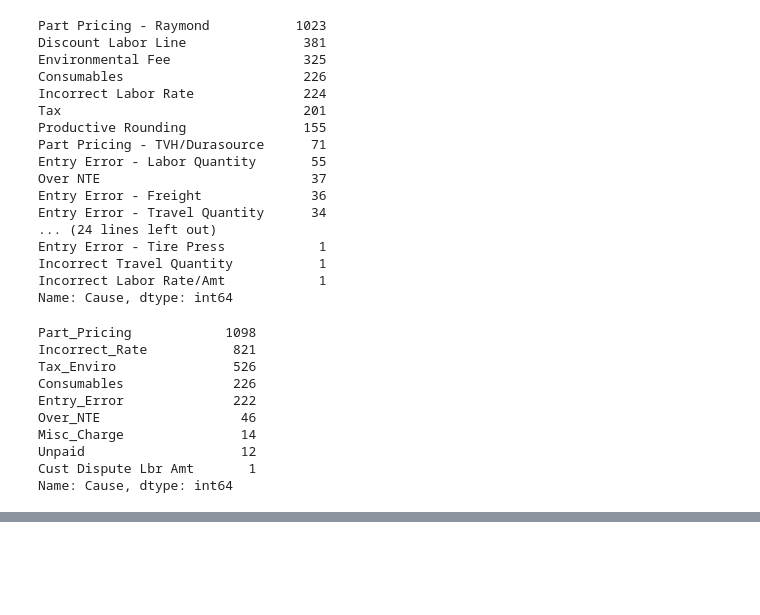
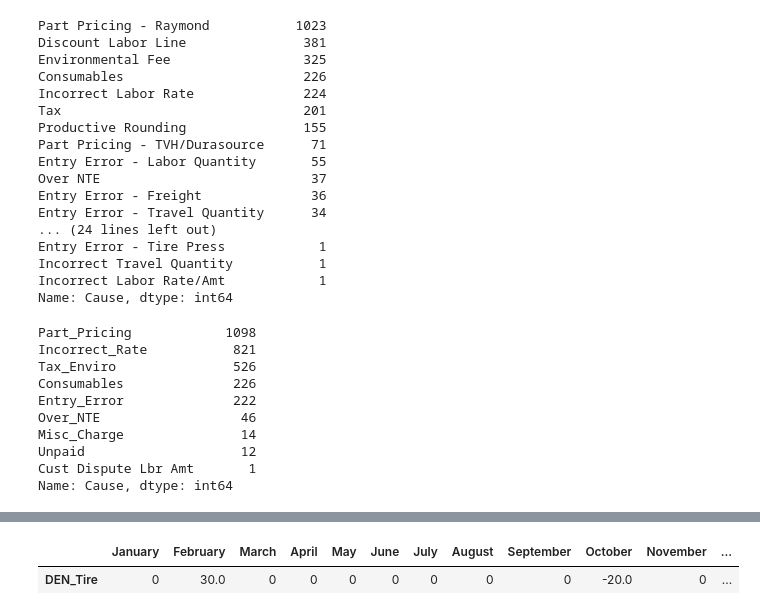
Before and after one commit to sarahheavner/NatlAcctPricing, a Jupyter notebook: Resources/Pricing-Copy1.ipynb, the cells around one changed output, grey strips where cells are left out. Saved outputs shown, nothing was run; the diff lists cells and outputs as text; code cells hidden in the pictures; blank space fills up the shorter version.

```diff
--- a/Resources/Pricing-Copy1.ipynb
+++ b/Resources/Pricing-Copy1.ipynb
@@ -562,0 +263,74 @@ pricing_summary
+# %%
+#create new Branch/Dept DFs with monthly $$ and rename index to Branch_Dept
+
+#DEN Service
+denService_monthly = pd.DataFrame({"January":[DenService_monthly.January], "February":[DenService_monthly.February],
+                                   "March":[DenService_monthly.March], "April":[DenService_monthly.April],
+                                   "May":[DenService_monthly.May], "June":[DenService_monthly.June], "July":[DenService_monthly.July],
+                                   "August":[DenService_monthly.August], "September":[DenService_monthly.September],
+                                   "October":[DenService_monthly.October], "November":[DenService_monthly.November],
+                                   "December":[DenService_monthly.December]})
+denServ_monthly = denService_monthly.rename({0: "Den_Service"})
+
+
+#SLC Service
+slcService_monthly = pd.DataFrame({"January":[SlcService_monthly.January], "February":[SlcService_monthly.February],
+                                   "March":[SlcService_monthly.March], "April":[SlcService_monthly.April],
+                                   "May":[SlcService_monthly.May], "June":[SlcService_monthly.June], "July":[SlcService_monthly.July],
+                                   "August":[SlcService_monthly.August], "September":[SlcService_monthly.September],
+                                   "October":[SlcService_monthly.October], "November":[SlcService_monthly.November],
+                                   "December":[SlcService_monthly.December]})
+slcServ_monthly = slcService_monthly.rename({0: "SLC_Service"})
+
+
+#ABQ Service
+abqService_monthly = pd.DataFrame({"January":[AbqService_monthly.January], "February":[AbqService_monthly.February],
+                                   "March":[AbqService_monthly.March], "April":[AbqService_monthly.April],
+                                   "May":[AbqService_monthly.May], "June":[AbqService_monthly.June], "July":[AbqService_monthly.July],
+                                   "August":[AbqService_monthly.August], "September":[AbqService_monthly.September],
+                                   "October":[AbqService_monthly.October], "November":[AbqService_monthly.November], "December":0})
+abqServ_monthly = abqService_monthly.rename({0: "ABQ_Service"})
+
+
+#DEN Shop
+denShop_monthly = pd.DataFrame({"January":0, "February":0, "March":[DenShop_monthly.March],
+                           "April":0, "May":0, "June":0, "July":0,
+                           "August":0, "September":[DenShop_monthly.September], "October":0,
+                           "November":0, "December":0})
+denShop_monthly = denShop_monthly.rename({0: "DEN_Shop"})
+
+
+#DEN Parts
+denParts_monthly = pd.DataFrame({"January":[DenParts_monthly.January], "February":0, "March":0,
+                           "April":0, "May":0, "June":[DenParts_monthly.June],"July":[DenParts_monthly.July],
+                           "August":0, "September":0, "October":[DenParts_monthly.October],
+                           "November":[DenParts_monthly.November], "December":0})
+denParts_monthly = denParts_monthly.rename({0: "DEN_Parts"})
+
+
+#SLC Parts
+slcParts_monthly = pd.DataFrame({"January":[SlcParts_monthly.January], "February":0, "March":[SlcParts_monthly.March],
+                           "April":0, "May":0, "June":0,"July":0,
+                           "August":0, "September":[SlcParts_monthly.September], "October":[SlcParts_monthly.October],
+                           "November":[SlcParts_monthly.November], "December":0})
+
+slcParts_monthly = slcParts_monthly.rename({0: "SLC_Parts"})
+
+
+#ABQ Parts
+abqParts_monthly = pd.DataFrame({"January":0, "February":[AbqParts_monthly.February], "March":0,
+                           "April":0, "May":0, "June":[AbqParts_monthly.June],"July":0,
+                           "August":0, "September":0, "October":0,
+                           "November":0, "December":0})
+abqParts_monthly = abqParts_monthly.rename({0: "ABQ_Parts"})
+
+
+#DEN Tire
+denTire_monthly = pd.DataFrame({"January":0, "February":[DenTire_monthly.February], "March":0,
+                           "April":0, "May":0, "June":0,"July":0,
+                           "August":0, "September":0, "October":[DenTire_monthly.October],
+                           "November":0, "December":0})
+denTire_monthly = denTire_monthly.rename({0: "DEN_Tire"})
+# %% [output]
+|  | January | February | March | April | May | June | July | August | September | October | November | ... |
+| DEN_Tire | 0 | 30.0 | 0 | 0 | 0 | 0 | 0 | 0 | 0 | -20.0 | 0 | ... |
```
Also changed, not shown: parts of 21 cells of this notebook.
